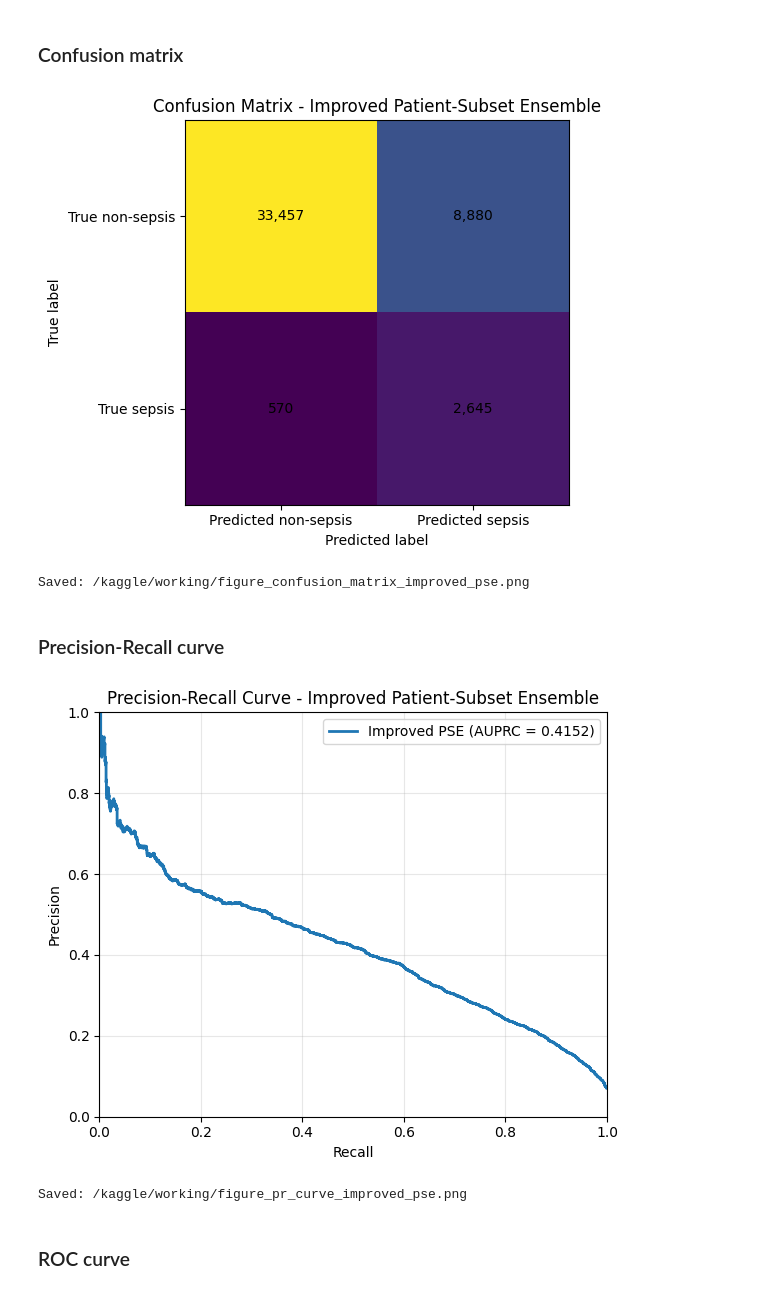
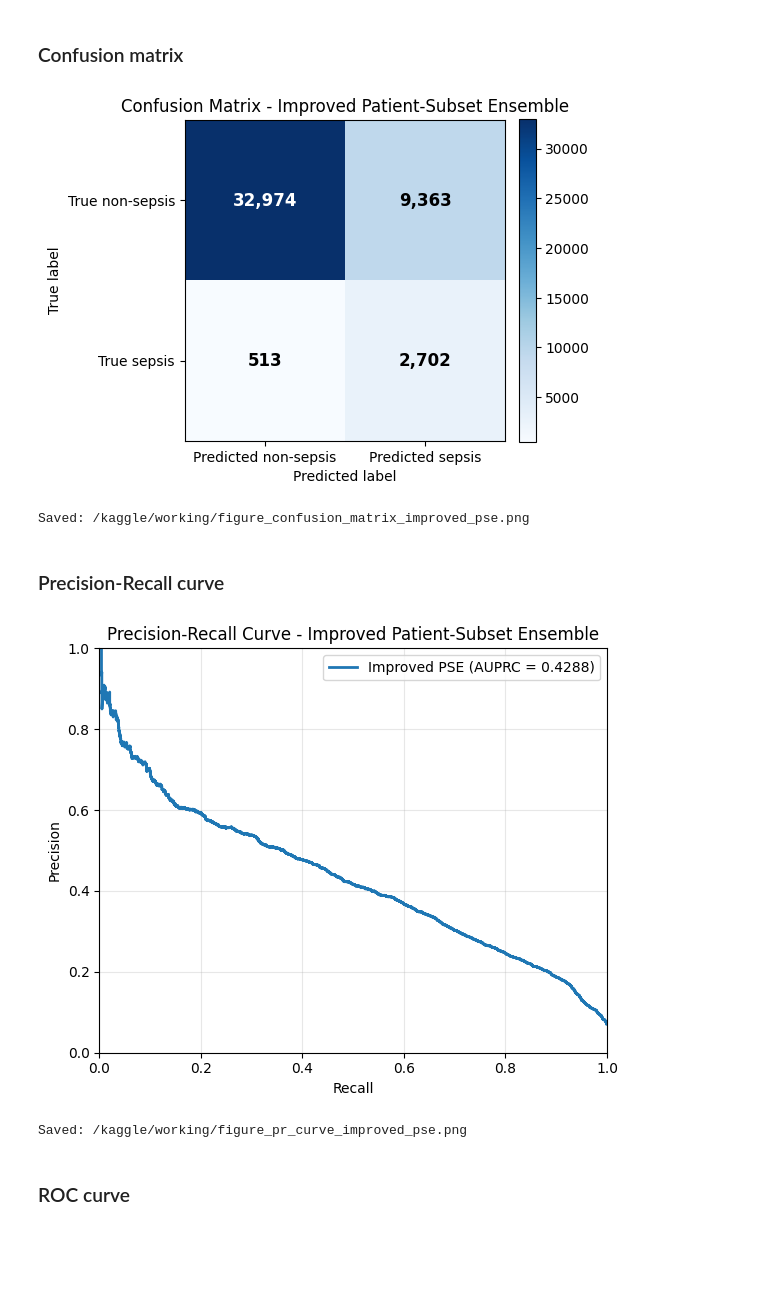
Before and after one commit to thuhieucn/Early-Sepsis-Prediction-in-Intensive-Care-Units, a Jupyter notebook: lstm-model-ensemble.ipynb, the cells around one changed output. Saved outputs shown, nothing was run; the diff lists cells and outputs as text; code cells hidden in the pictures; blank space fills up the shorter version.

```diff
--- a/lstm-model-ensemble.ipynb
+++ b/lstm-model-ensemble.ipynb
@@ -180,15 +183,10 @@ CANDIDATES = [
     {"units": 64,  "dropout": 0.4, "batch_size": 256},
 ]
 
-# Use a lighter search setup to reduce runtime:
-# - use SEARCH_N_MODELS = 3 during the search phase
-# - use 5 OUTER_SUBSET_SEEDS for a more stable mean estimate
 OUTER_SUBSET_SEEDS = [42, 52, 62, 72, 82]
-SEARCH_N_MODELS = 3
-SEARCH_SEEDS = [42, 52, 62]
-
-# Use separate epoch settings for search and final training
-SEARCH_EPOCHS = 40
+SEARCH_N_MODELS = 5
+SEARCH_SEEDS = [42, 52, 62, 72, 82]
+SEARCH_EPOCHS = 50
 EPOCHS = 50
 
 # Final ensemble configuration
@@ -313,7 +311,7 @@ def run_full_ensemble_val_search_for_config(cfg):
     Repeated full-ensemble validation search
     - use SEARCH split only
     - do not use X_val / X_test
-    - use a lighter search setup than the final setup to save compute
+    - use the same ensemble size and epoch budget as the final setup
     """
 
     outer_rows = []
@@ -344,6 +342,7 @@ def run_full_ensemble_val_search_for_config(cfg):
             print("-"*70)
 
             K.clear_session()
+            np.random.seed(seed)
             tf.keras.utils.set_random_seed(seed)
 
             subset_patient_ids = search_patient_subsets[member_idx - 1]
@@ -401,7 +400,7 @@ def run_full_ensemble_val_search_for_config(cfg):
                 verbose=0
             )
 
-            # FIX: load best checkpoint trước khi predict
+            # Load the best checkpoint before prediction
             model.load_weights(ckpt_path)
             val_prob = model.predict(X_search_val, verbose=0).ravel()
             val_probs_list.append(val_prob)
@@ -1055,36 +1055,43 @@ cm = confusion_matrix(y_test, test_pred, labels=[0, 1])
 
 fig, ax = plt.subplots(figsize=(5.5, 4.8))
 
-im = ax.imshow(cm)
+im = ax.imshow(cm, cmap="Blues")
 
 ax.set_xticks([0, 1])
 ax.set_yticks([0, 1])
 ax.set_xticklabels(["Predicted non-sepsis", "Predicted sepsis"])
 ax.set_yticklabels(["True non-sepsis", "True sepsis"])
+
+threshold = cm.max() / 2
 
 for i in range(cm.shape[0]):
     for j in range(cm.shape[1]):
         ax.text(
             j,
             i,
             f"{cm[i, j]:,}",
             ha="center",
-            va="center"
+            va="center",
+            color="white" if cm[i, j] > threshold else "black",
+            fontsize=12,
+            fontweight="bold"
         )
 
 ax.set_xlabel("Predicted label")
 ax.set_ylabel("True label")
 ax.set_title("Confusion Matrix - Improved Patient-Subset Ensemble")
+
+plt.colorbar(im, ax=ax, fraction=0.046, pad=0.04)
 
 plt.tight_layout()
 
 fig_path = "/kaggle/working/figure_confusion_matrix_improved_pse.png"
 plt.savefig(fig_path, dpi=300, bbox_inches="tight")
 plt.show()
 
 print("Saved:", fig_path)
 # %% [output]
-[figure, old version]
+[figure, new version]
 Saved: /kaggle/working/figure_confusion_matrix_improved_pse.png
 # %% [markdown]
 ### Precision-Recall curve
@@ -1119,7 +1126,7 @@ plt.show()
 
 print("Saved:", fig_path)
 # %% [output]
-[figure, old version]
+[figure, new version]
 Saved: /kaggle/working/figure_pr_curve_improved_pse.png
 # %% [markdown]
 ### ROC curve
```
Also changed, not shown: parts of 28 cells of this notebook.
